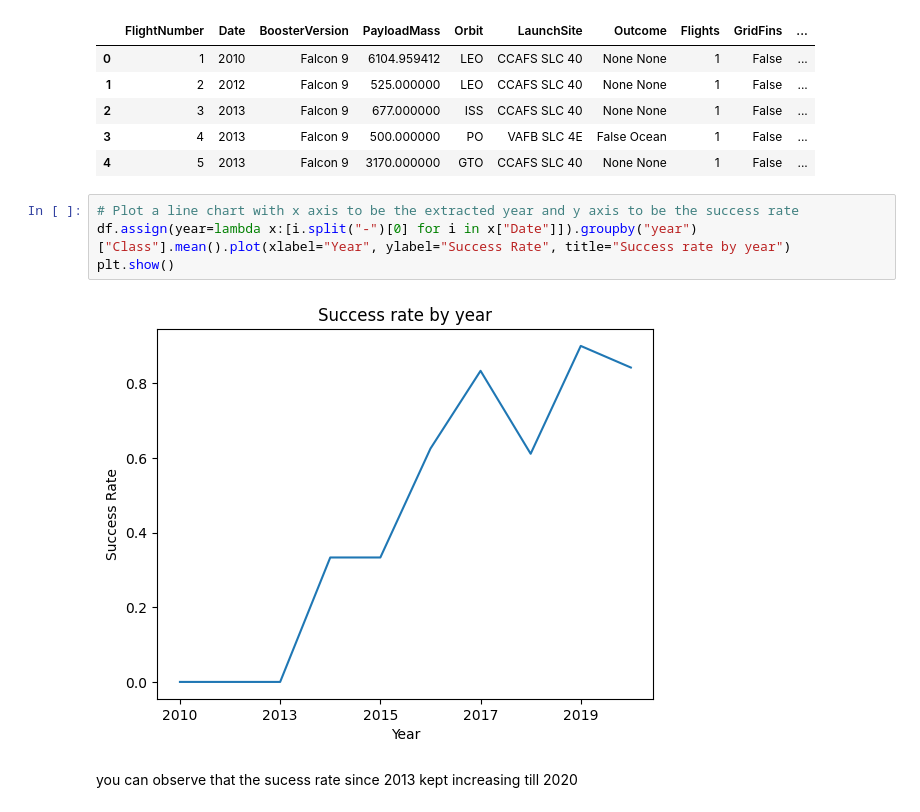
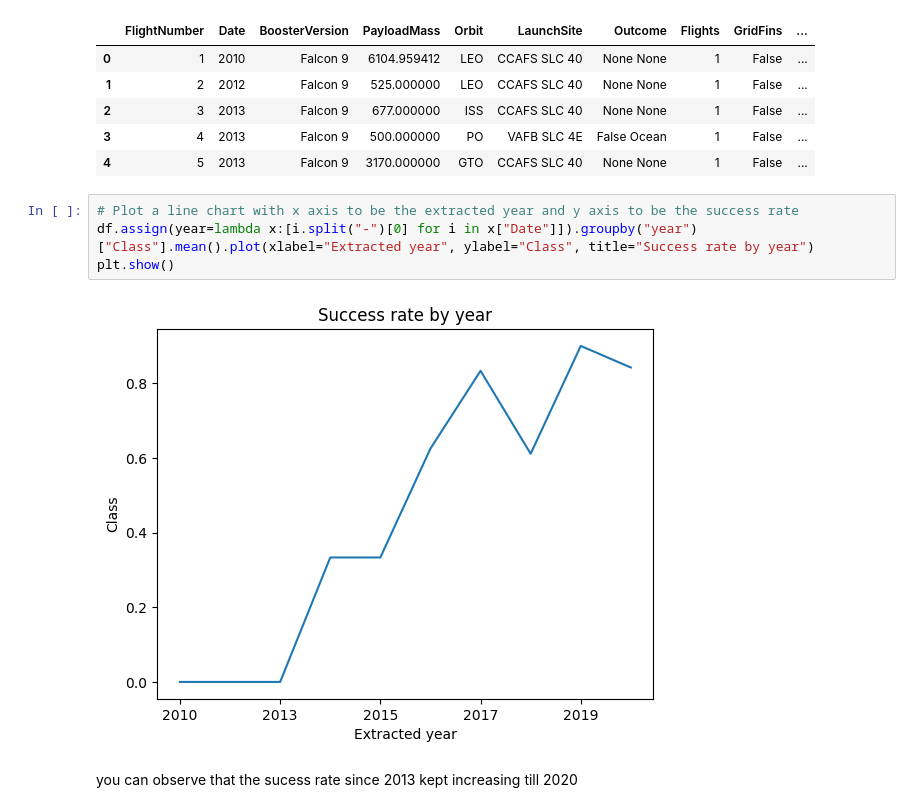
Before and after one commit to Cyberghost91/Coursera_projects, a Jupyter notebook: jupyter-labs-eda-dataviz.ipynb.jupyterlite.ipynb, the cells around one changed output. Cells and saved outputs as stored; diff of their text form.

```diff
--- a/jupyter-labs-eda-dataviz.ipynb.jupyterlite.ipynb
+++ b/jupyter-labs-eda-dataviz.ipynb.jupyterlite.ipynb
@@ -181,10 +182,10 @@ df.head()
 | 4 | 5 | 2013 | Falcon 9 | 3170.000000 | GTO | CCAFS SLC 40 | None None | 1 | False | ... |
 # %%
 # Plot a line chart with x axis to be the extracted year and y axis to be the success rate
-df.assign(year=lambda x:[i.split("-")[0] for i in x["Date"]]).groupby("year")["Class"].mean().plot(xlabel="Year", ylabel="Success Rate", title="Success rate by year")
+df.assign(year=lambda x:[i.split("-")[0] for i in x["Date"]]).groupby("year")["Class"].mean().plot(xlabel="Extracted year", ylabel="Class", title="Success rate by year")
 plt.show()
 # %% [output]
-[figure, old version]
+[figure, new version]
 # %% [markdown]
 you can observe that the sucess rate since 2013 kept increasing till 2020
 # %% [markdown]
```
Also changed, not shown: parts of 10 cells of this notebook.
